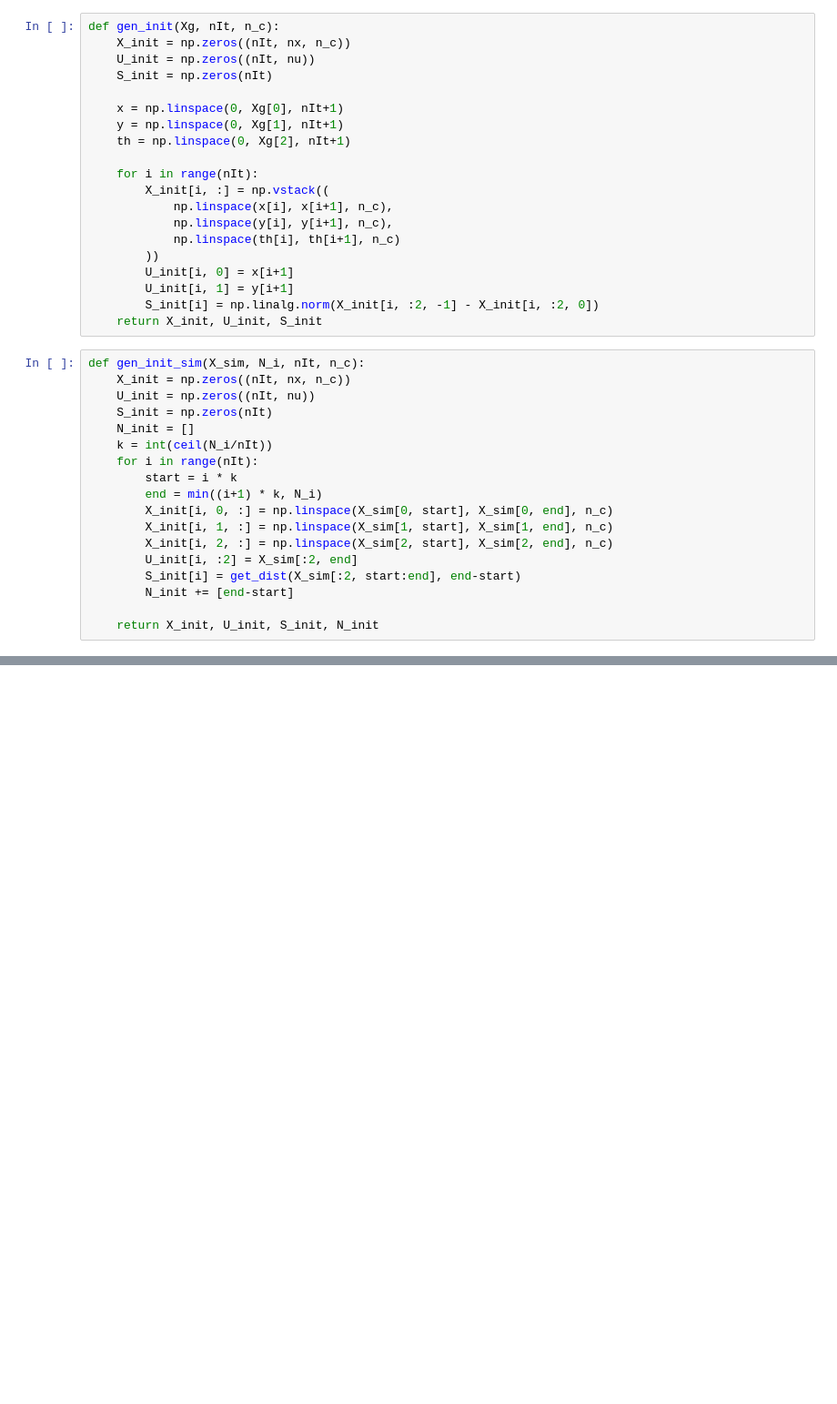
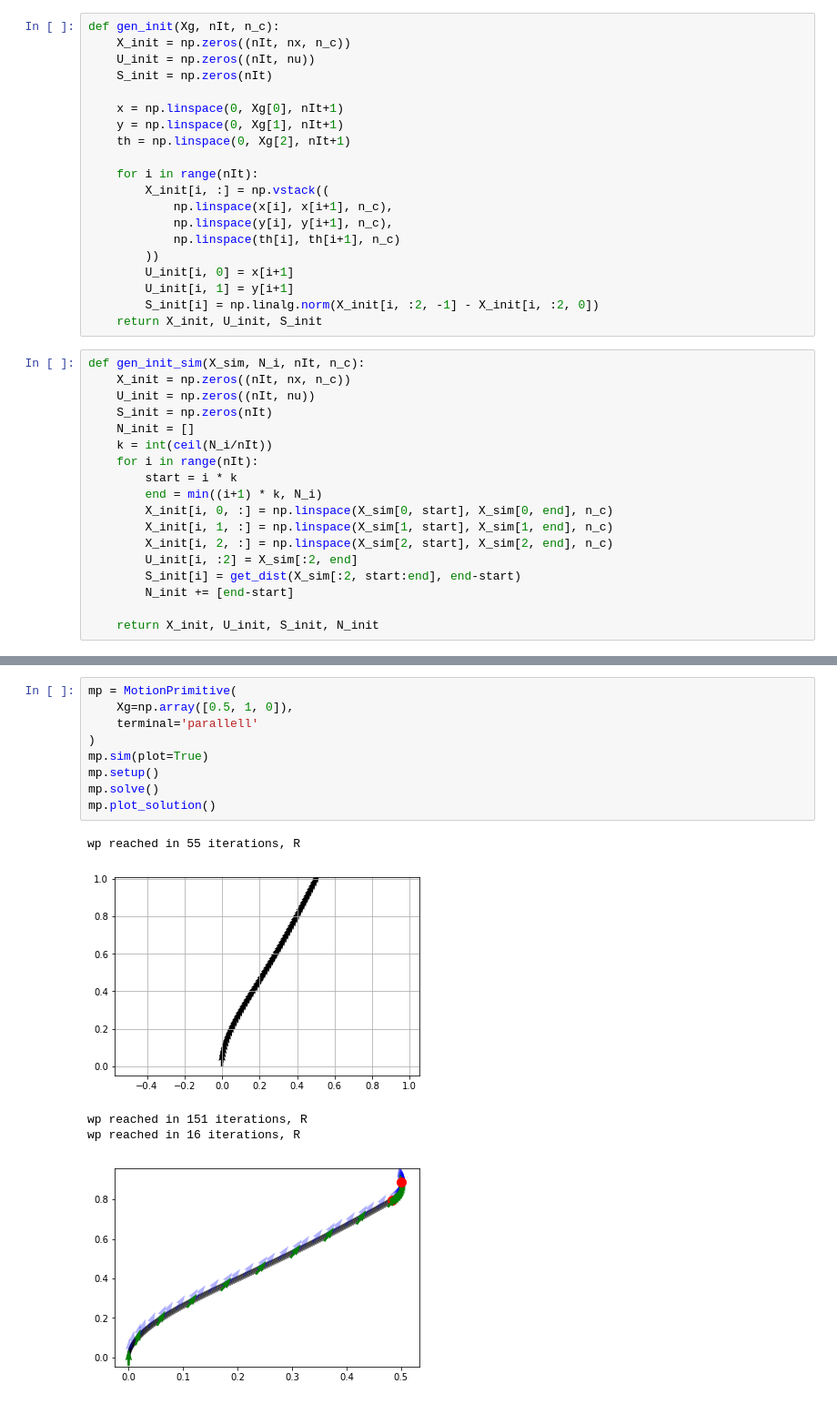
Before and after one commit to tobiasfriden/master_thesis, a Jupyter notebook: Motion primitives.ipynb, the cells around one changed output, grey strips where cells are left out. Shown at 91% size. Drawn from its saved outputs; the diff is of its cells as text; blank space fills up the shorter version.

Commit message:
update dynamic eq., solve parallell maneuver

```diff
--- a/Motion primitives.ipynb
+++ b/Motion primitives.ipynb
@@ -407,0 +396,15 @@ wp reached in 14 iterations, R
+# %%
+mp = MotionPrimitive(
+    Xg=np.array([0.5, 1, 0]),
+    terminal='parallell'
+)
+mp.sim(plot=True)
+mp.setup()
+mp.solve()
+mp.plot_solution()
+# %% [output]
+wp reached in 55 iterations, R
+[figure, added]
+wp reached in 151 iterations, R
+wp reached in 16 iterations, R
+[figure, added]
```
Also changed, not shown: parts of 10 cells of this notebook.
